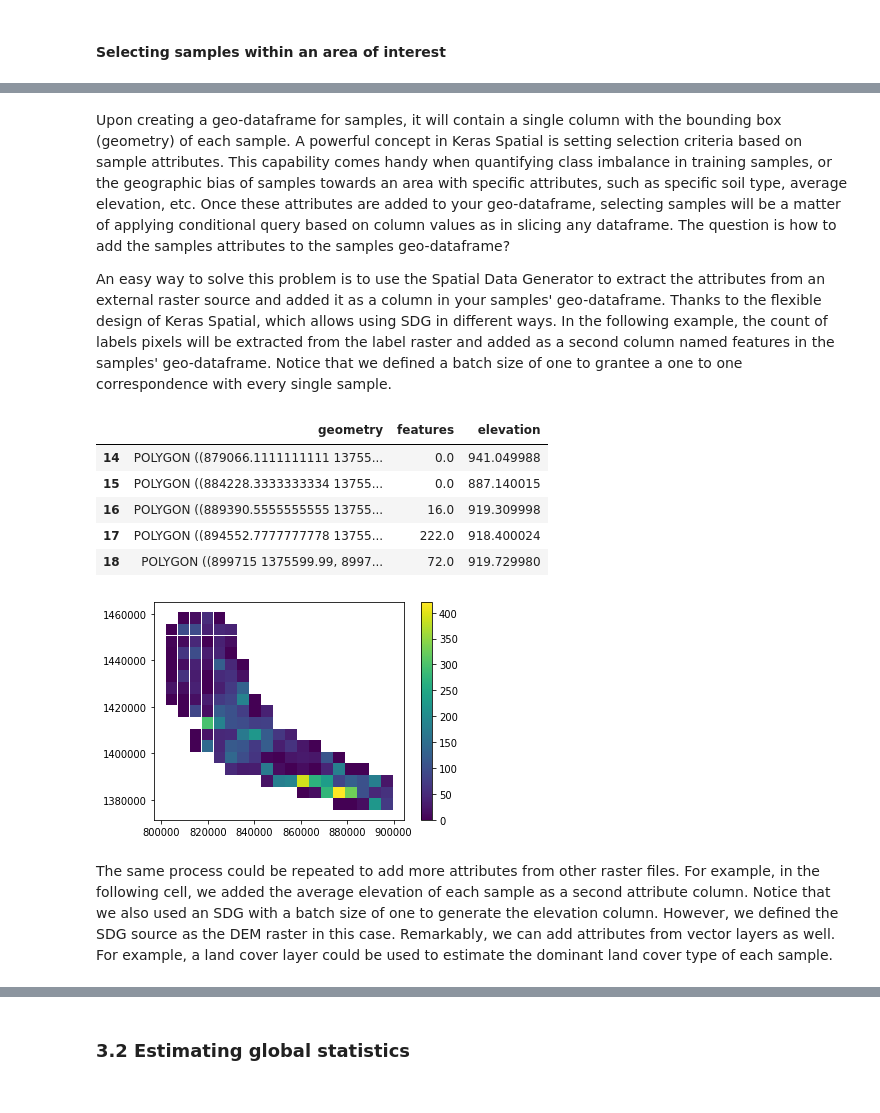
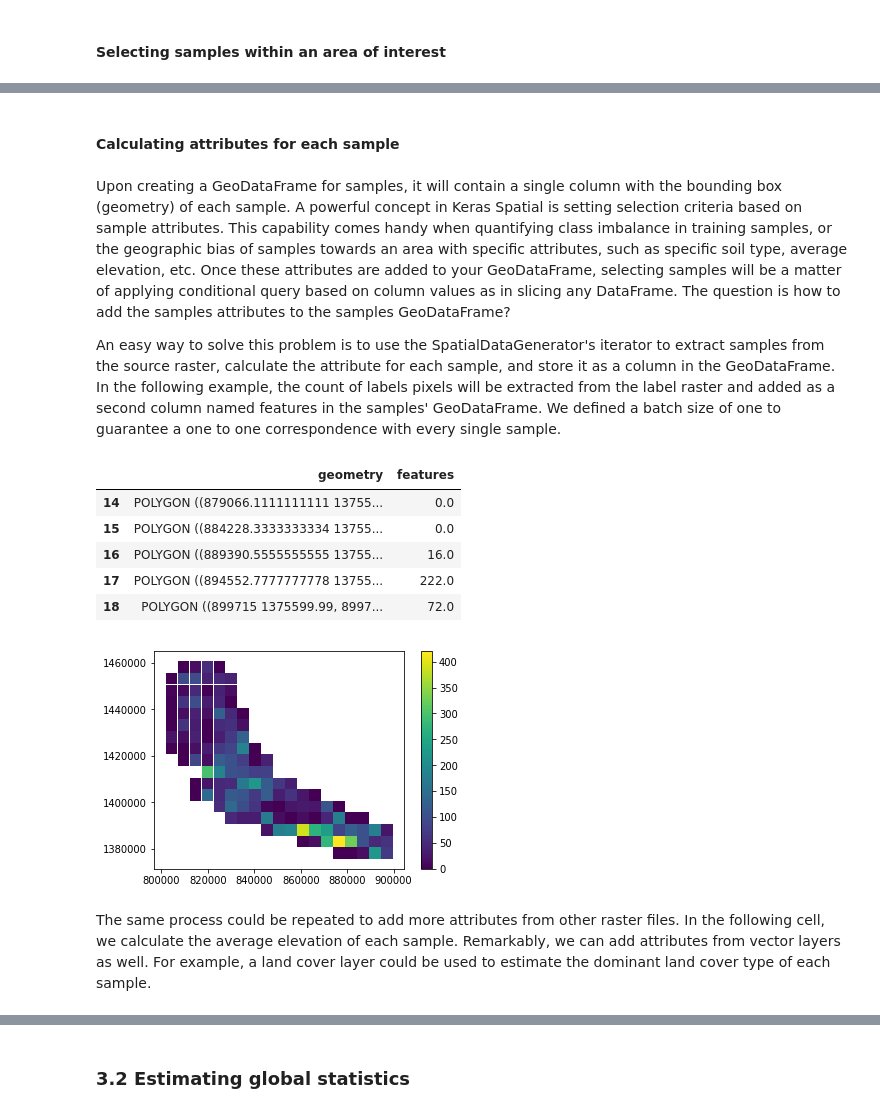
Before and after one commit to nredick/keras-spatial, a Jupyter notebook: examples/ks-preprocess-dem.ipynb, the cells around one changed output, grey strips where cells are left out. Drawn from its saved outputs; the diff is of its cells as text; code cells hidden in the pictures.

Commit message:
updated section 3, used remote data, and fixed callback function

```diff
--- a/examples/ks-preprocess-dem.ipynb
+++ b/examples/ks-preprocess-dem.ipynb
@@ -125,0 +121,4 @@ mask.plot()
+# %%
+watershed_path = 'http://lidar.ncsa.illinois.edu:9000/test/bloomington_watershed.gpkg'
+mask = gpd.read_file(watershed_path)
+mask.plot()
@@ -128,4 +129,0 @@ Here we select all the samples that intersects our watershed. Notice that the fi
-# %%
-polygon = mask.geometry[0] # define which polygon you want 0 is the first and only polygon
-subset = df[df.intersects(polygon)]
-subset.plot(color=None, edgecolor='k')
@@ -136,0 +130,3 @@ subset.plot(color=None, edgecolor='k')
+# %%
+samples = df[df.intersects(mask.unary_union)].copy()
+samples.plot(color=None, edgecolor='k')
@@ -137,30 +136,28 @@ subset.plot(color=None, edgecolor='k')
+# %% [markdown]
+#### Calculating attributes for each sample
 # %% [markdown]
-Upon creating a geo-dataframe for samples, it will contain a single column with the bounding box (geometry) of each sample. A powerful concept in Keras Spatial is setting selection criteria based on sample attributes. This capability comes handy when quantifying class imbalance in training samples, or the geographic bias of samples towards an area with specific attributes, such as specific soil type, average elevation, etc. Once these attributes are added to your geo-dataframe, selecting samples will be a matter of applying conditional query based on column values as in slicing any dataframe. The question is how to add the samples attributes to the samples geo-dataframe?
+Upon creating a GeoDataFrame for samples, it will contain a single column with the bounding box (geometry) of each sample. A powerful concept in Keras Spatial is setting selection criteria based on sample attributes. This capability comes handy when quantifying class imbalance in training samples, or the geographic bias of samples towards an area with specific attributes, such as specific soil type, average elevation, etc. Once these attributes are added to your GeoDataFrame, selecting samples will be a matter of applying conditional query based on column values as in slicing any DataFrame. The question is how to add the samples attributes to the samples GeoDataFrame?
 
-An easy way to solve this problem is to use the Spatial Data Generator to extract the attributes from an external raster source and added it as a column in your samples' geo-dataframe. Thanks to the flexible design of Keras Spatial, which allows using SDG in different ways. In the following example, the count of labels pixels will be extracted from the label raster and added as a second column named features in the samples' geo-dataframe. Notice that we defined a batch size of one to grantee a one to one correspondence with every single sample.
+An easy way to solve this problem is to use the SpatialDataGenerator's iterator to extract samples from the source raster, calculate the attribute for each sample, and store it as a column in the GeoDataFrame. In the following example, the count of labels pixels will be extracted from the label raster and added as a second column named features in the samples' GeoDataFrame. We defined a batch size of one to guarantee a one to one correspondence with every single sample.
 # %%
 # define label raster as a source raster
-label_path = '/home/kv64/main/projects/proj_keras_spatial/data/cl1.tif'
+label_path = 'http://lidar.ncsa.illinois.edu:9000/test/labels.tif'
+lsdg = SpatialDataGenerator(source=label_path)
 
-lsdg = SpatialDataGenerator()
-lsdg.source = label_path
-input_size = (128,128)
+width, height = 128, 128
+samples['features'] = [(np.sum(np.where(arr==1, 0, arr) ))
+                    for arr in lsdg.flow_from_dataframe (subset, width, height, batch_size=1)]
 
-subset.loc[:,'features'] = [ ( np.sum(np.where(arr==1, 0, arr) ))
-                    for arr in lsdg.flow_from_dataframe (subset , *input_size, batch_size =1)]
-
-
-subset.plot(column='features', legend=True)
-
-subset.head(5)
+samples.plot(column='features', legend=True)
+samples.head(5)
 # %% [output]
-|  | geometry | features | elevation |
-| 14 | POLYGON ((879066.1111111111 13755... | 0.0 | 941.049988 |
-| 15 | POLYGON ((884228.3333333334 13755... | 0.0 | 887.140015 |
-| 16 | POLYGON ((889390.5555555555 13755... | 16.0 | 919.309998 |
-| 17 | POLYGON ((894552.7777777778 13755... | 222.0 | 918.400024 |
-| 18 | POLYGON ((899715 1375599.99, 8997... | 72.0 | 919.729980 |
+|  | geometry | features |
+| 14 | POLYGON ((879066.1111111111 13755... | 0.0 |
+| 15 | POLYGON ((884228.3333333334 13755... | 0.0 |
+| 16 | POLYGON ((889390.5555555555 13755... | 16.0 |
+| 17 | POLYGON ((894552.7777777778 13755... | 222.0 |
+| 18 | POLYGON ((899715 1375599.99, 8997... | 72.0 |
-[figure, old version]
+[figure, new version]
 # %% [markdown]
-The same process could be repeated to add more attributes from other raster files. For example, in the following cell, we added the average elevation of each sample as a second attribute column. Notice that we also used an SDG with a batch size of one to generate the elevation column. However, we defined the SDG source as the DEM raster in this case. Remarkably, we can add attributes from vector layers as well. For example, a land cover layer could be used to estimate the dominant land cover type of each sample.
+The same process could be repeated to add more attributes from other raster files. In the following cell, we calculate the average elevation of each sample. Remarkably, we can add attributes from vector layers as well. For example, a land cover layer could be used to estimate the dominant land cover type of each sample.
 # %%
```
Also changed, not shown: parts of 31 cells of this notebook.
